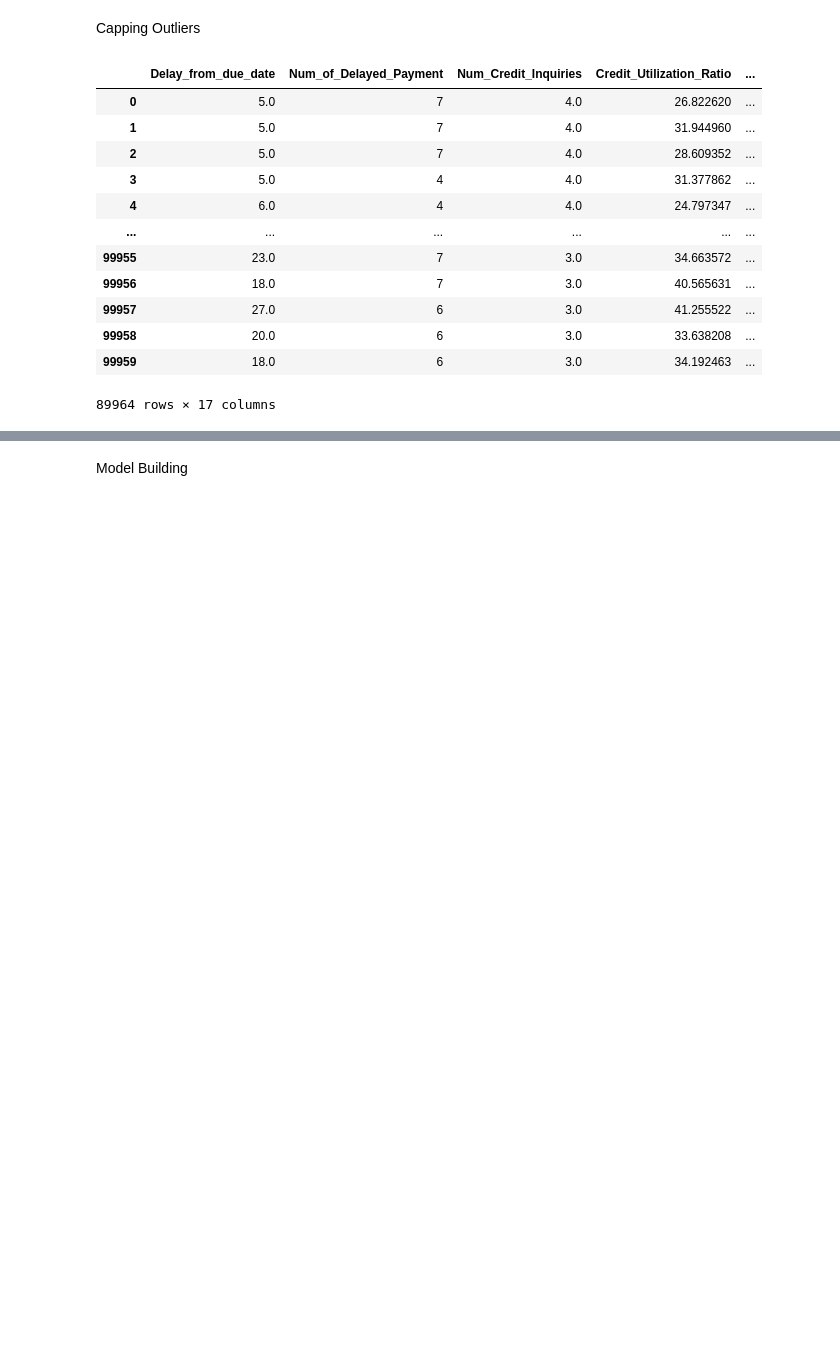
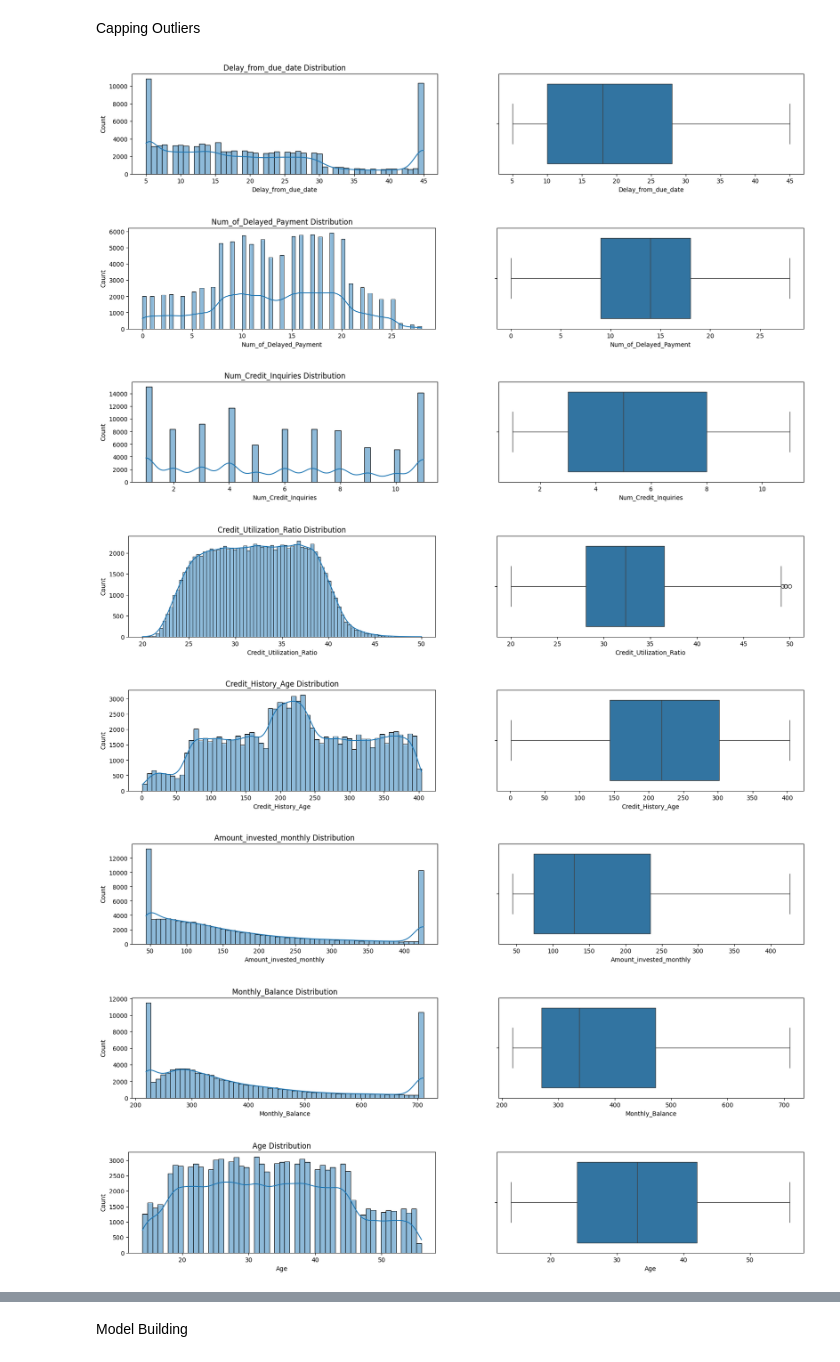
Before and after one commit to zoro1543/Data-Science-Portfolio, a Jupyter notebook: Multi Class Classification/Multi Class1.ipynb, the cells around one changed output, grey strips where cells are left out. Drawn from its saved outputs; the diff is of its cells as text; code cells hidden in the pictures; blank space fills up the shorter version.

```diff
--- a/Multi Class Classification/Multi Class1.ipynb
+++ b/Multi Class Classification/Multi Class1.ipynb
@@ -155,16 +163,0 @@ numeric_df = numeric_df[outlier_labels == 1]
-# %%
-numeric_df
-# %% [output]
-|  | Delay_from_due_date | Num_of_Delayed_Payment | Num_Credit_Inquiries | Credit_Utilization_Ratio | ... |
-| 0 | 5.0 | 7 | 4.0 | 26.822620 | ... |
-| 1 | 5.0 | 7 | 4.0 | 31.944960 | ... |
-| 2 | 5.0 | 7 | 4.0 | 28.609352 | ... |
-| 3 | 5.0 | 4 | 4.0 | 31.377862 | ... |
-| 4 | 6.0 | 4 | 4.0 | 24.797347 | ... |
-| ... | ... | ... | ... | ... | ... |
-| 99955 | 23.0 | 7 | 3.0 | 34.663572 | ... |
-| 99956 | 18.0 | 7 | 3.0 | 40.565631 | ... |
-| 99957 | 27.0 | 6 | 3.0 | 41.255522 | ... |
-| 99958 | 20.0 | 6 | 3.0 | 33.638208 | ... |
-| 99959 | 18.0 | 6 | 3.0 | 34.192463 | ... |
-89964 rows × 17 columns
@@ -172,0 +164,12 @@ df = pd.merge(numeric_df, df.drop(columns=numeric_cols),  left_index=True, right
+# %%
+for col in numeric_cols:
+    numeric_plots(df, col)
+# %% [output]
+[figure, added]
+[figure, added]
+[figure, added]
+[figure, added]
+[figure, added]
+[figure, added]
+[figure, added]
+[figure, added]
```
Also changed, not shown: parts of 18 cells of this notebook.
